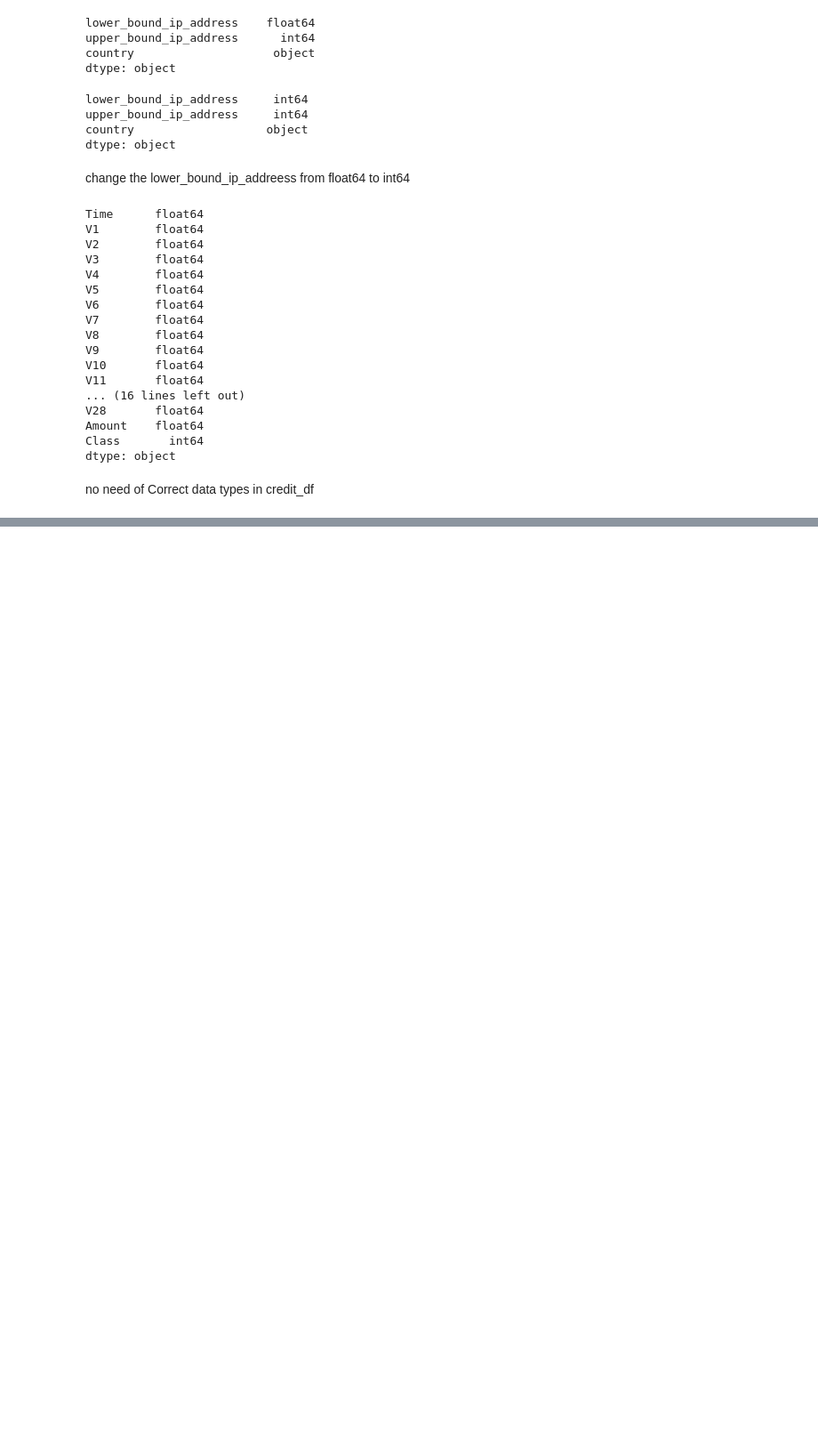
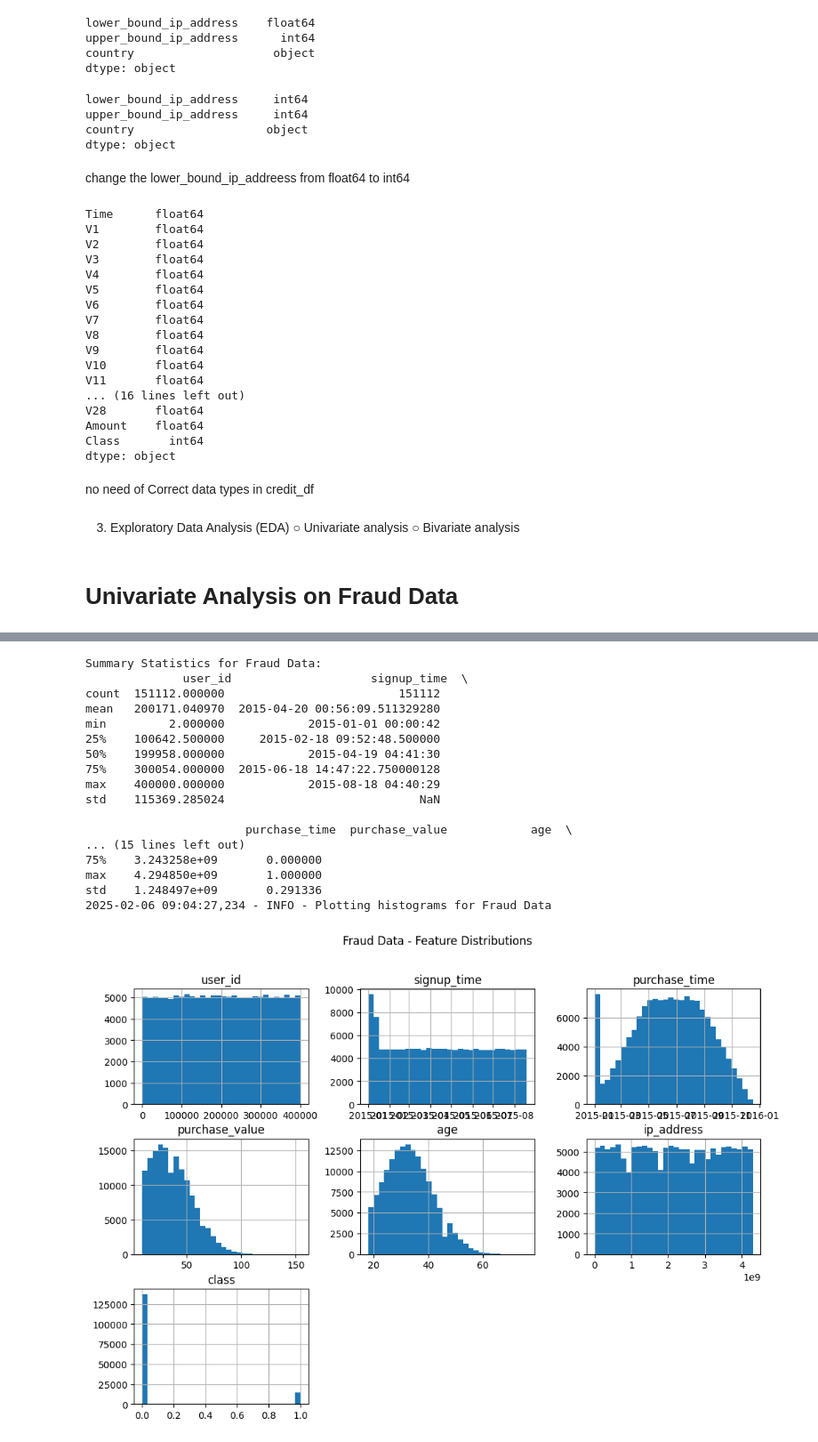
Before and after one commit to dagiteferi/fraud-detection-models, a Jupyter notebook: notebooks/Data Analysis Preprocessing.ipynb, the cells around one changed output, grey strips where cells are left out. Shown at 89% size. Saved outputs shown, nothing was run; the diff lists cells and outputs as text; code cells hidden in the pictures; blank space fills up the shorter version.

Commit message:
Univariate Analysis on Fraud Data

```diff
--- a/notebooks/Data Analysis Preprocessing.ipynb
+++ b/notebooks/Data Analysis Preprocessing.ipynb
@@ -184,3 +209,15 @@ Class       int64
 dtype: object
 # %% [markdown]
 no need of Correct data types in credit_df
+# %% [markdown]
+3.	Exploratory Data Analysis (EDA)
+○	Univariate analysis
+○	Bivariate analysis
+# %% [markdown]
+# Univariate Analysis on Fraud Data
+# %%
+
+uni.summary_statistics(fraud_df, "Fraud Data")
+uni.plot_histograms(fraud_df, "Fraud Data")
+uni.plot_boxplots(fraud_df, ["purchase_value"], "Fraud Data")
+# %% [output]
@@ -186,0 +227,18 @@ no need of Correct data types in credit_df
+Summary Statistics for Fraud Data:
+              user_id                    signup_time  \
+count  151112.000000                         151112
+mean   200171.040970  2015-04-20 00:56:09.511329280
+min         2.000000            2015-01-01 00:00:42
+25%    100642.500000     2015-02-18 09:52:48.500000
+50%    199958.000000            2015-04-19 04:41:30
+75%    300054.000000  2015-06-18 14:47:22.750000128
+max    400000.000000            2015-08-18 04:40:29
+std    115369.285024                            NaN
+
+                       purchase_time  purchase_value            age  \
+... (15 lines left out)
+75%    3.243258e+09       0.000000
+max    4.294850e+09       1.000000
+std    1.248497e+09       0.291336
+2025-02-06 09:04:27,234 - INFO - Plotting histograms for Fraud Data
+[figure, added]
```
Also changed, not shown: parts of 4 cells of this notebook.
